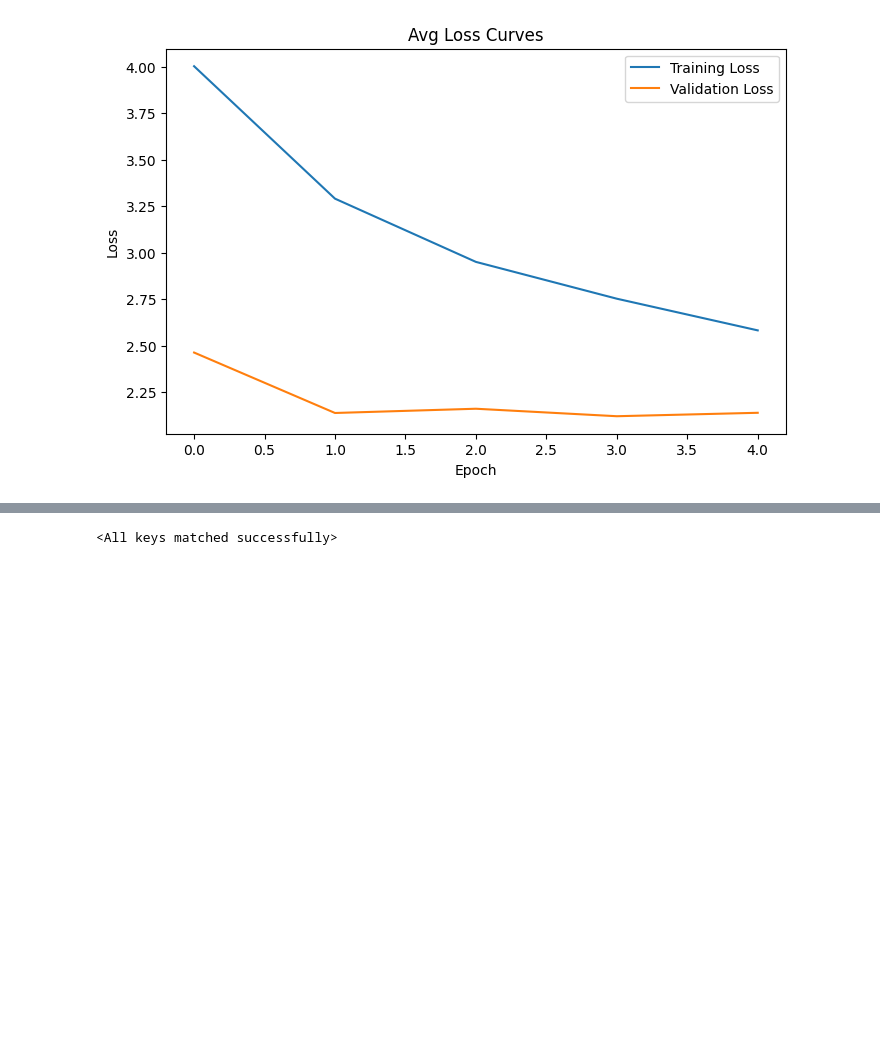
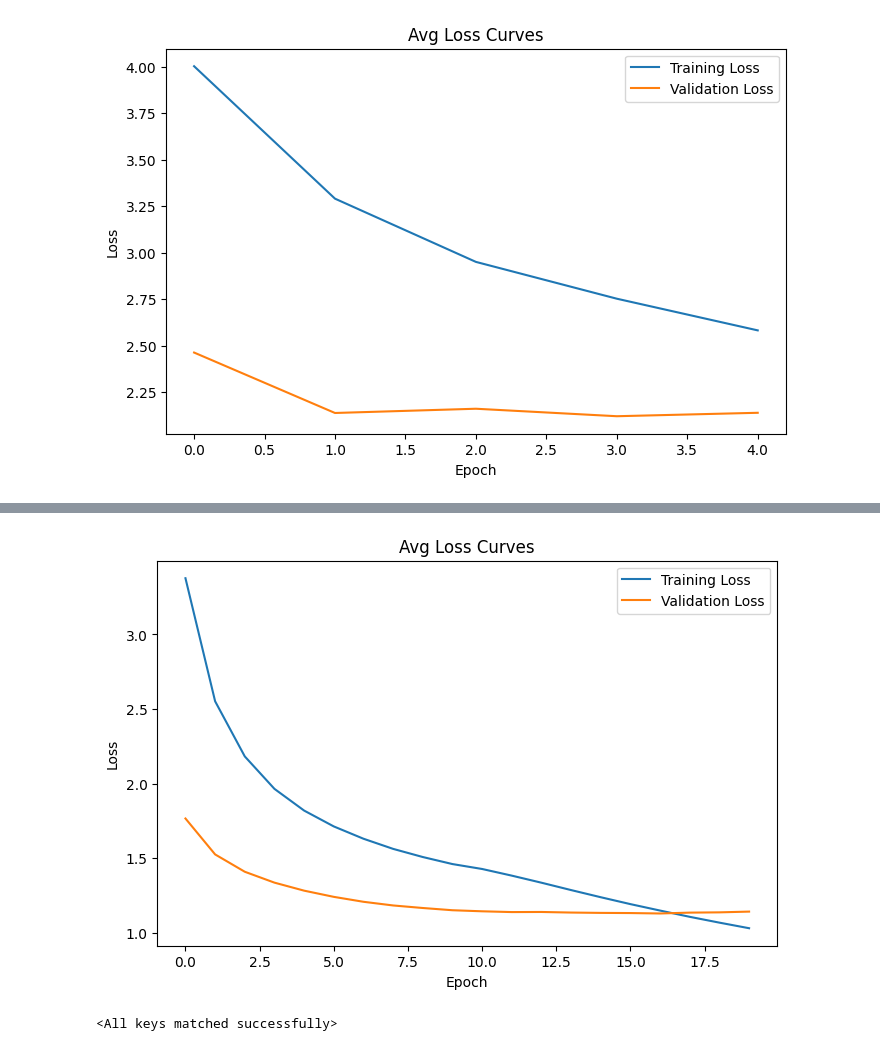
Before and after one commit to v1w35h/cs325_final, a Jupyter notebook: model_nn.ipynb, the cells around one changed output, grey strips where cells are left out. Saved outputs shown, nothing was run; the diff lists cells and outputs as text; code cells hidden in the pictures; blank space fills up the shorter version.

```diff
--- a/model_nn.ipynb
+++ b/model_nn.ipynb
@@ -498,3 +705,27 @@ KeyboardInterrupt:
+# %%
+train_loss = np.array(train_loss)
+cum_train_loss = np.cumsum(train_loss)
+avg_train_loss = cum_train_loss / np.arange(1, len(train_loss) + 1)
+
+val_loss = np.array(val_loss)
+cum_val_loss = np.cumsum(val_loss)
+avg_val_loss = cum_val_loss / np.arange(1, len(val_loss) + 1)
+# %%
+fig = plt.figure(figsize=(8,5))
+plt.plot(avg_train_loss, label='Training Loss')
+plt.plot(avg_val_loss, label='Validation Loss')
+plt.xlabel('Epoch')
+plt.ylabel('Loss')
+plt.title('Avg Loss Curves')
+plt.legend()
+plt.show()
+
+timestamp = datetime.now().strftime("%Y%m%d_%H%M%S")
+filename = f"results_figures/avg_loss_curve_{timestamp}.jpg"
+
+fig.savefig(filename)
+# %% [output]
+[figure, added]
 # %%
 model_state = cnn.state_dict()
 
```
Also changed, not shown: parts of 19 cells of this notebook, 10 other files.
